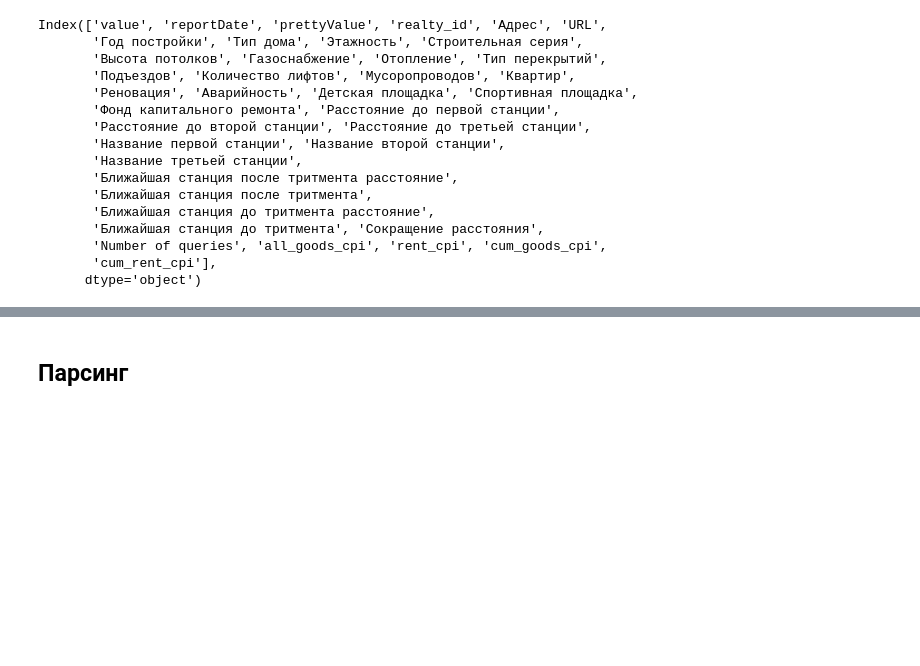
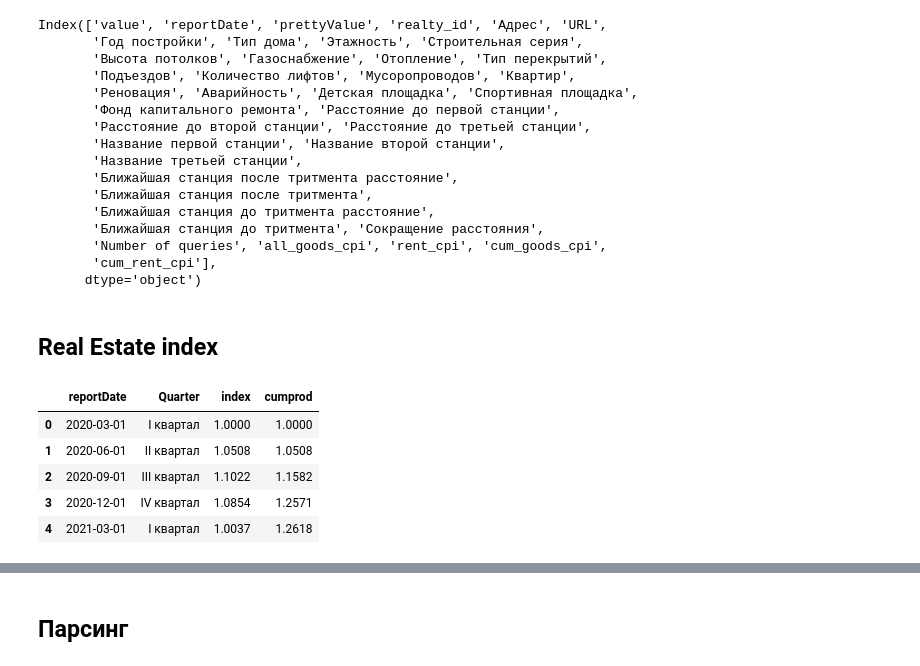
Before and after one commit to andrewch28/Cian, a Jupyter notebook: cian.ipynb, the cells around one changed output, grey strips where cells are left out. Drawn from its saved outputs; the diff is of its cells as text; code cells hidden in the pictures; blank space fills up the shorter version.

```diff
--- a/cian.ipynb
+++ b/cian.ipynb
@@ -339,3 +299,17 @@ Index(['value', 'reportDate', 'prettyValue', 'realty_id', 'Адрес', 'URL',
 merged_table.rename(columns={"All_goods": "all_goods_cpi", "rent_2rooms_per_month":"rent_cpi"}, inplace = True)
 # %%
 merged_table.to_csv("merged_table.csv", index=False)
+# %% [markdown]
+## Real Estate index
+# %%
+df = pd.read_csv("real_estate_index2.csv", sep=";")
+df = df.iloc[:, :4]
+# %%
+df.head()
+# %% [output]
+|  | reportDate | Quarter | index | cumprod |
+| 0 | 2020-03-01 | I квартал | 1.0000 | 1.0000 |
+| 1 | 2020-06-01 | II квартал | 1.0508 | 1.0508 |
+| 2 | 2020-09-01 | III квартал | 1.1022 | 1.1582 |
+| 3 | 2020-12-01 | IV квартал | 1.0854 | 1.2571 |
+| 4 | 2021-03-01 | I квартал | 1.0037 | 1.2618 |
```
Also changed, not shown: parts of 14 cells of this notebook, 5 other files.
